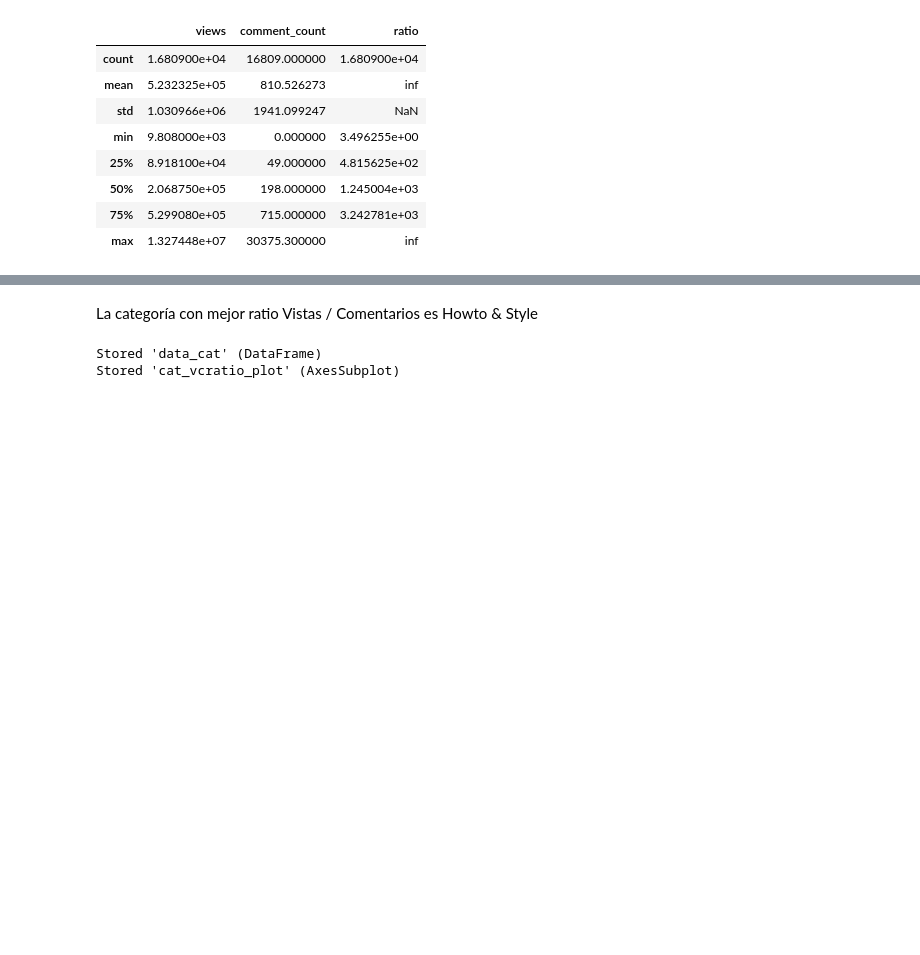
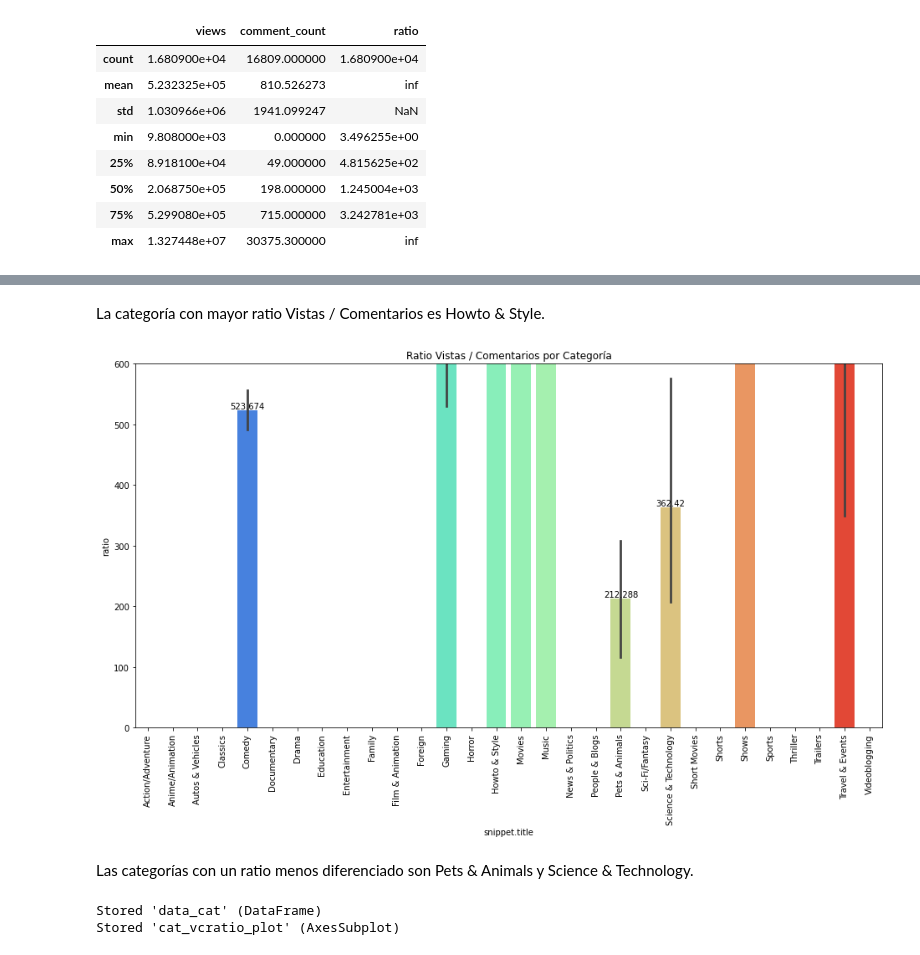
Before and after one commit to Adm-Info/EB-2022-1-CC50, a Jupyter notebook: code/7.preproc-req-cats-preg4.ipynb, the cells around one changed output, grey strips where cells are left out. Saved outputs shown, nothing was run; the diff lists cells and outputs as text; code cells hidden in the pictures; blank space fills up the shorter version.

```diff
--- a/code/7.preproc-req-cats-preg4.ipynb
+++ b/code/7.preproc-req-cats-preg4.ipynb
@@ -194,4 +217,15 @@ for i in cat_vcratio_plot.containers: cat_vcratio_plot.bar_label(i,)
 # %% [markdown]
-La categoría con mejor ratio Vistas / Comentarios es Howto & Style
+La categoría con mayor ratio Vistas / Comentarios es Howto & Style.
+# %%
+plt.figure(figsize=(16,8))
+plt.xticks(rotation=90)
+cat_vcratio_plot_min = sns.barplot(x="snippet.title", y="ratio", data=cat_vcratio, palette='rainbow')
+cat_vcratio_plot_min.set(title='Ratio Vistas / Comentarios por Categoría')
+cat_vcratio_plot_min.set(ylim=(0, 600))
+for i in cat_vcratio_plot_min.containers: cat_vcratio_plot_min.bar_label(i,)
+# %% [output]
+[figure, added]
+# %% [markdown]
+Las categorías con un ratio menos diferenciado son Pets & Animals y Science & Technology.
 # %%
 cat_vcratio_plot.figure.savefig("../graphs/ratio-views-comments_category.png")
```
Also changed, not shown: parts of 3 cells of this notebook, 8 other files.
